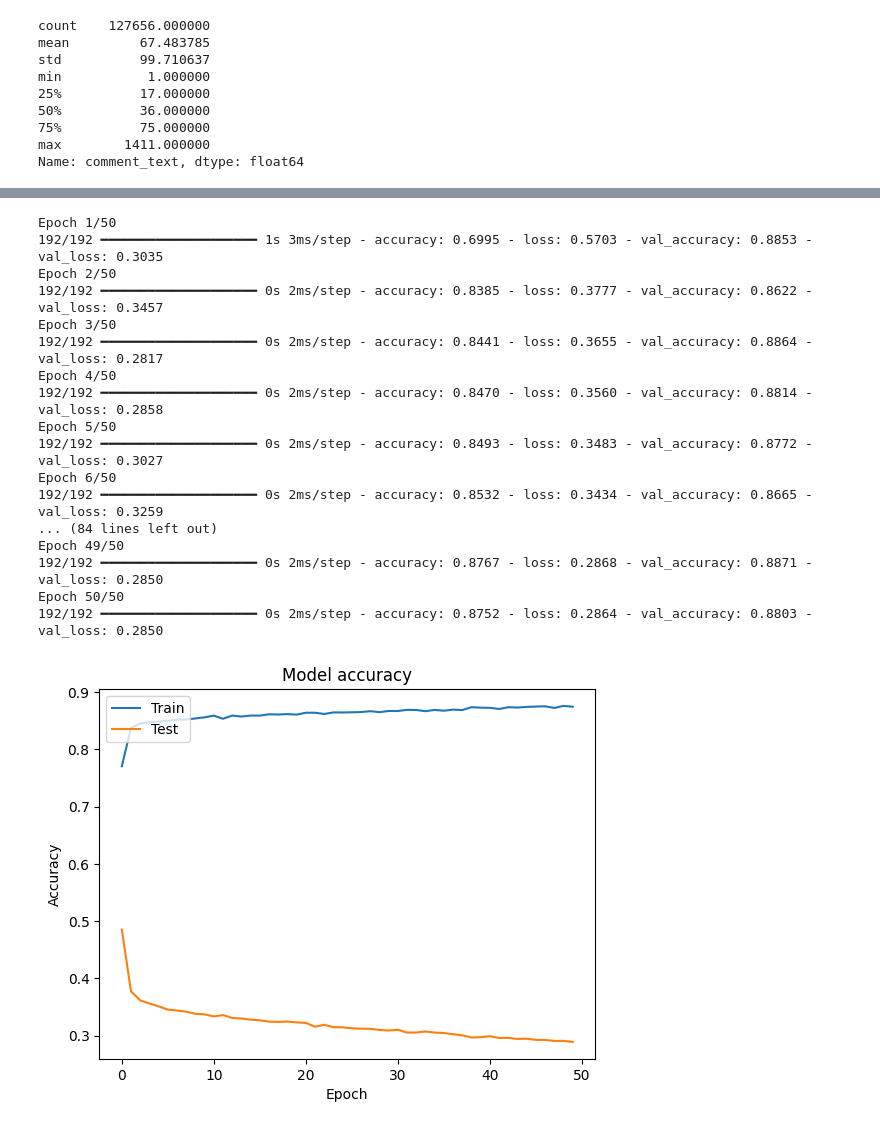
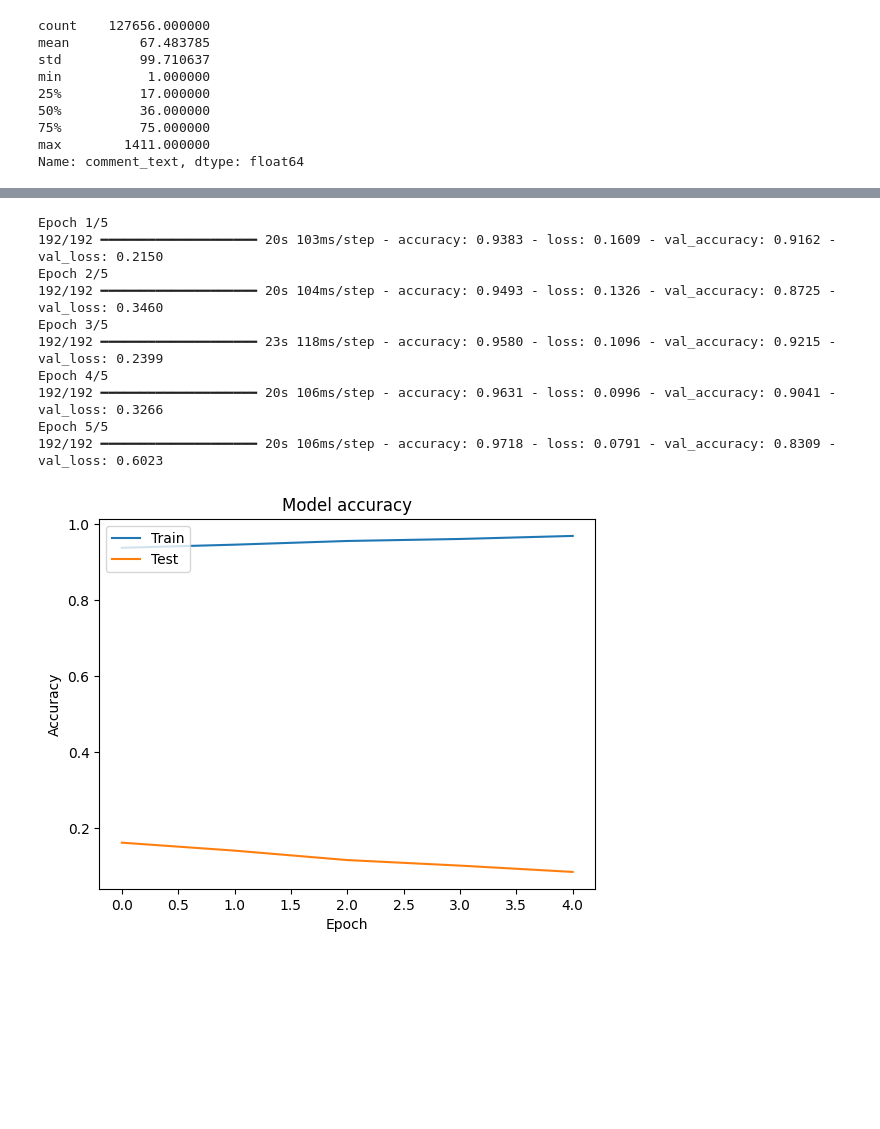
Before and after one commit to Neloxe/nlp-project, a Jupyter notebook: Glove-RNN.ipynb, the cells around one changed output, grey strips where cells are left out. Drawn from its saved outputs; the diff is of its cells as text; code cells hidden in the pictures; blank space fills up the shorter version.

```diff
--- a/Glove-RNN.ipynb
+++ b/Glove-RNN.ipynb
@@ -40,13 +40,10 @@ min           1.000000
 max        1411.000000
 Name: comment_text, dtype: float64
 # %%
-# On définit les paramètres, max_words est le nombre de mots maximum que l'on va garder, max_len est la longueur maximale d'un commentaire.
-max_words = 20000
 max_len = 100
-embedding_dim = 75
 
 # Ici le tokenizer va transformer les commentaires en séquences de nombres.
-tokenizer = Tokenizer(num_words=max_words)
+tokenizer = Tokenizer()
 tokenizer.fit_on_texts(X_train)
 
 word_index = tokenizer.word_index
@@ -70,6 +67,8 @@ for label in labels:
 X_resampled = np.concatenate(X_resampled_list, axis=0)
 y_resampled = np.concatenate(y_resampled_list, axis=0)
 # %%
+embedding_dim = 100
+
 # Charger les embeddings GloVe
 embeddings_index = {}
 with open('./data/weights/glove.6B.100d.txt', encoding='utf-8') as f:
@@ -86,7 +85,7 @@ for word, i in word_index.items():
     if embedding_vector is not None:
         embeddings_matrix[i] = embedding_vector
 # %%
-from tensorflow.keras.layers import Dropout
+from tensorflow.keras.layers import Dropout, Conv1D, MaxPooling1D, Bidirectional, GRU
 
 model = Sequential()
 model.add(Embedding(len(word_index) + 1,
@@ -95,17 +94,19 @@ model.add(Embedding(len(word_index) + 1,
                     input_length=max_len,
                     input_shape=(max_len,),
                     trainable=False))
-model.add(GlobalAveragePooling1D())
-model.add(Dense(300, activation='relu'))
-model.add(Dropout(0.5))
-model.add(Dense(150, activation='relu'))
-model.add(Dropout(0.5))
-model.add(Dense(75, activation='relu'))
-model.add(Dropout(0.5))
+
+# # Ajouter des couches de convolution
+# model.add(Conv1D(filters=128, kernel_size=5, activation='relu'))
+# model.add(MaxPooling1D(pool_size=4))
+
+# # Ajouter des couches GRU bidirectionnelles
+# model.add(Bidirectional(GRU(128, dropout=0.2, recurrent_dropout=0.2, return_sequences=True)))
+model.add(SpatialDropout1D(0.2))
+model.add(LSTM(100, dropout=0.2, recurrent_dropout=0.2))
 model.add(Dense(1, activation='sigmoid'))
 
+# Compiler le modèle
 model.compile(loss='binary_crossentropy', optimizer='adam', metrics=['accuracy'])
-
 
 # On compile le modèle avec une loss binary_crossentropy, un optimizer adam et une métrique accuracy.
 # On utilise binary_crossentropy car on a un problème de classification binaire, en gros on veut prédire si un commentaire est toxique ou non.
@@ -137,35 +118,28 @@ Model: "sequential_11"
 # %%
 # On va entraîner le modèle avec les données resamplées.
 # history = model.fit(X_train_pad, y_train, epochs=10, batch_size=64, validation_split=0.1)
-history = model.fit(X_resampled, y_resampled, epochs=50, batch_size=128, validation_data=(X_test_pad, y_test))
+history = model.fit(X_resampled, y_resampled, epochs=5, batch_size=128, validation_data=(X_test_pad, y_test))
 
 # On va afficher les résultats de l'entraînement (accuracy et loss)
 plt.plot(history.history['accuracy'])
 plt.plot(history.history['loss'])
 plt.title('Model accuracy')
 plt.ylabel('Accuracy')
 plt.xlabel('Epoch')
 plt.legend(['Train', 'Test'], loc='upper left')
 plt.show()
 # %% [output]
-Epoch 1/50
-192/192 ━━━━━━━━━━━━━━━━━━━━ 1s 3ms/step - accuracy: 0.6995 - loss: 0.5703 - val_accuracy: 0.8853 - val_loss: 0.3035
-Epoch 2/50
-192/192 ━━━━━━━━━━━━━━━━━━━━ 0s 2ms/step - accuracy: 0.8385 - loss: 0.3777 - val_accuracy: 0.8622 - val_loss: 0.3457
-Epoch 3/50
-192/192 ━━━━━━━━━━━━━━━━━━━━ 0s 2ms/step - accuracy: 0.8441 - loss: 0.3655 - val_accuracy: 0.8864 - val_loss: 0.2817
-Epoch 4/50
-192/192 ━━━━━━━━━━━━━━━━━━━━ 0s 2ms/step - accuracy: 0.8470 - loss: 0.3560 - val_accuracy: 0.8814 - val_loss: 0.2858
-Epoch 5/50
-192/192 ━━━━━━━━━━━━━━━━━━━━ 0s 2ms/step - accuracy: 0.8493 - loss: 0.3483 - val_accuracy: 0.8772 - val_loss: 0.3027
-Epoch 6/50
-192/192 ━━━━━━━━━━━━━━━━━━━━ 0s 2ms/step - accuracy: 0.8532 - loss: 0.3434 - val_accuracy: 0.8665 - val_loss: 0.3259
-... (84 lines left out)
-Epoch 49/50
-192/192 ━━━━━━━━━━━━━━━━━━━━ 0s 2ms/step - accuracy: 0.8767 - loss: 0.2868 - val_accuracy: 0.8871 - val_loss: 0.2850
-Epoch 50/50
-192/192 ━━━━━━━━━━━━━━━━━━━━ 0s 2ms/step - accuracy: 0.8752 - loss: 0.2864 - val_accuracy: 0.8803 - val_loss: 0.2850
+Epoch 1/5
+192/192 ━━━━━━━━━━━━━━━━━━━━ 20s 103ms/step - accuracy: 0.9383 - loss: 0.1609 - val_accuracy: 0.9162 - val_loss: 0.2150
+Epoch 2/5
+192/192 ━━━━━━━━━━━━━━━━━━━━ 20s 104ms/step - accuracy: 0.9493 - loss: 0.1326 - val_accuracy: 0.8725 - val_loss: 0.3460
+Epoch 3/5
+192/192 ━━━━━━━━━━━━━━━━━━━━ 23s 118ms/step - accuracy: 0.9580 - loss: 0.1096 - val_accuracy: 0.9215 - val_loss: 0.2399
+Epoch 4/5
+192/192 ━━━━━━━━━━━━━━━━━━━━ 20s 106ms/step - accuracy: 0.9631 - loss: 0.0996 - val_accuracy: 0.9041 - val_loss: 0.3266
+Epoch 5/5
+192/192 ━━━━━━━━━━━━━━━━━━━━ 20s 106ms/step - accuracy: 0.9718 - loss: 0.0791 - val_accuracy: 0.8309 - val_loss: 0.6023
-[figure, old version]
+[figure, new version]
 # %%
 
 # On affiche les matrices de confusion pour chaque label.
```
Also changed, not shown: parts of 3 cells of this notebook.
